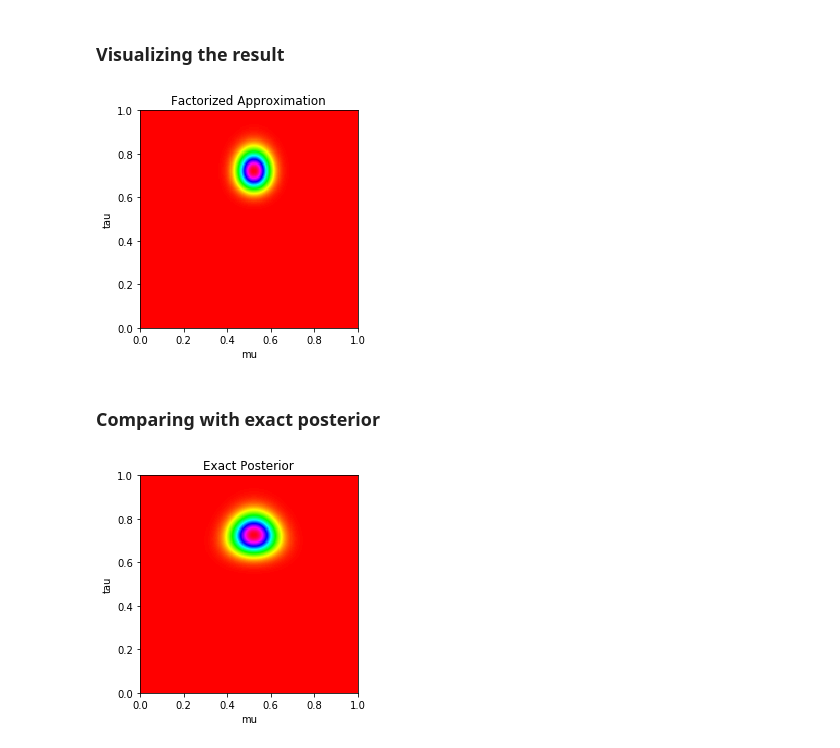
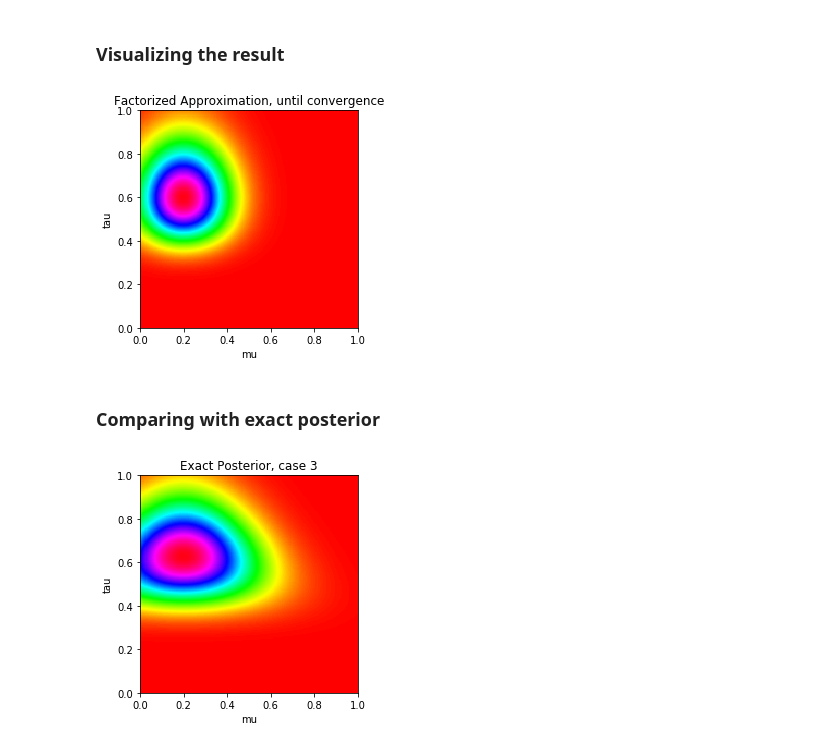
Before and after one commit to hkindbom/DD2434-Machine-Learning-Advanced, a Jupyter notebook: Assignment 2/AdvML19-Assign2-code-template/2_4/2_4.ipynb, the cells around one changed output. Saved outputs shown, nothing was run; the diff lists cells and outputs as text; code cells hidden in the pictures.

Commit message:
changed plots

```diff
--- a/Assignment 2/AdvML19-Assign2-code-template/2_4/2_4.ipynb
+++ b/Assignment 2/AdvML19-Assign2-code-template/2_4/2_4.ipynb
@@ -9,9 +9,9 @@ import matplotlib.pyplot as plt
 ### Generate synthetic dataset
 # %%
 np.random.seed(1338)
-N = 300 # number of samples
-mu = 0.5
-tau = 0.7#precision
+N = 30 # number of samples
+mu = 0.2
+tau = 0.5#precision
 
 X_range = np.linspace(0, 1.0, num=N)
 X = np.random.normal(mu, 1/tau**0.5, N)
@@ -74,29 +74,29 @@ def re_estimate_param(iterations, E_tau_guess):
 # %%
 pixels = 200
 #q_mu is gaussian and q_tau is gamma(a,b)
-q_mu_prec, q_mu_mean, q_tau_a, q_tau_b = re_estimate_param(iterations = 2, E_tau_guess = 1)
+q_mu_prec, q_mu_mean, q_tau_a, q_tau_b = re_estimate_param(iterations = 10, E_tau_guess = 1)
 
 mu_range = np.linspace(0, 1.0, num=pixels)
 tau_range = np.linspace(0, 1.0, num=pixels)
 
 X, Y = np.meshgrid(tau_range, mu_range)
 N, M = len(X), len(Y)
 Z = np.zeros((N, M))
 for i,(x,y) in enumerate(product(tau_range,mu_range)):
     pos = np.hstack((x, y))
     tau = pos[0]
     mu = pos[1]
     Z[np.unravel_index(i, (N,M))] =  norm(q_mu_mean, 1/q_mu_prec**0.5).pdf(mu)*gamma.pdf(tau, q_tau_a, scale=1/q_tau_b)
 
 im = plt.imshow(Z,cmap='hsv', origin='lower', extent=(0, 1, 0, 1)) #extent = (left, right, bottom, top)
 ax = plt.gca()
 ax.grid(False)
-plt.title("Factorized Approximation")
+plt.title("Factorized Approximation, until convergence")
 plt.xlabel('mu')
 plt.ylabel('tau')
 plt.show()
 # %% [output]
-[figure, old version]
+[figure, new version]
 # %% [markdown]
 ### Comparing with exact posterior
 # %%
@@ -121,9 +121,9 @@ for i,(x,y) in enumerate(product(post_tau_range,post_mu_range)):
 im = plt.imshow(Z_post,cmap='hsv', origin='lower', extent=(0, 1, 0, 1))
 ax = plt.gca()
 ax.grid(False)
-plt.title("Exact Posterior")
+plt.title("Exact Posterior, case 3")
 plt.xlabel('mu')
 plt.ylabel('tau')
 plt.show()
 # %% [output]
-[figure, old version]
+[figure, new version]
```
